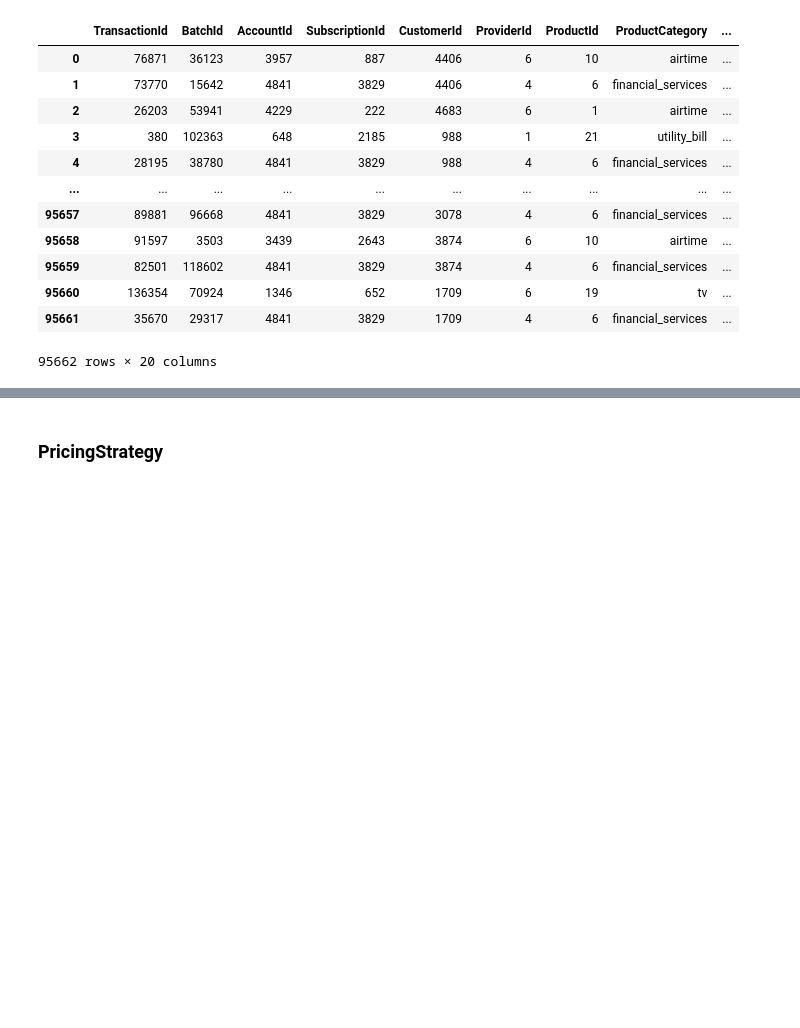
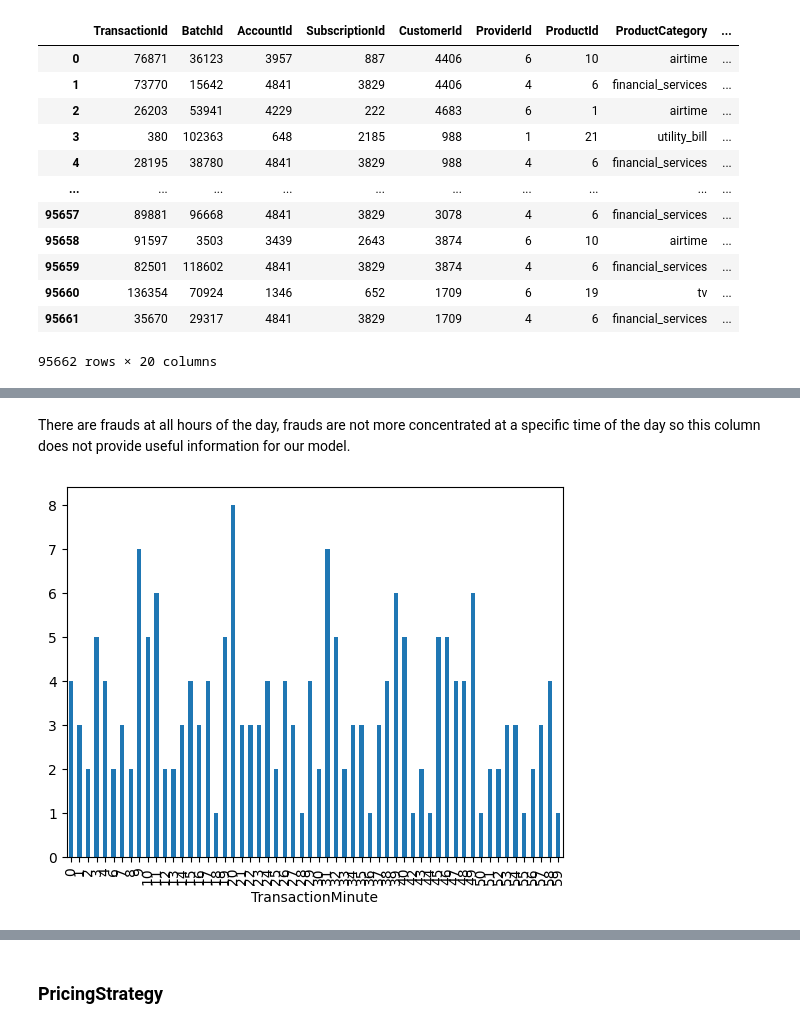
Before and after one commit to TheHugz1997/Machine_Learning_Project, a Jupyter notebook: creditCard.ipynb, the cells around one changed output, grey strips where cells are left out. Cells and saved outputs as stored; diff of their text form; code cells hidden in the pictures; blank space fills up the shorter version.

```diff
--- a/creditCard.ipynb
+++ b/creditCard.ipynb
@@ -326,0 +351,9 @@ df_train
+# %% [markdown]
+There are frauds at all hours of the day, frauds are not more concentrated at a specific time of the day so this column does not provide useful information for our model.
+# %%
+df_train_minute=df_train.loc[df_train['FraudResult'] == 1, 'TransactionMinute']
+months_occurrences = df_train_minute.value_counts()
+months_occurrences = months_occurrences.sort_index()
+graph_months = months_occurrences.plot.bar()
+# %% [output]
+[figure, added]
```
Also changed, not shown: parts of 10 cells of this notebook.
